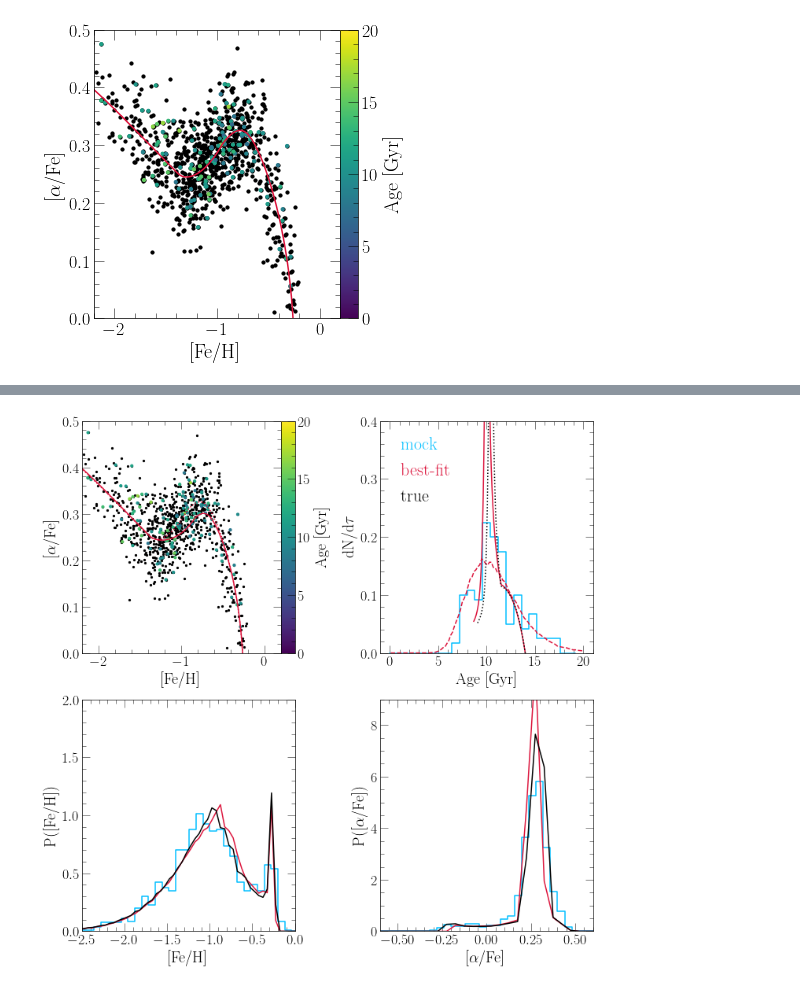
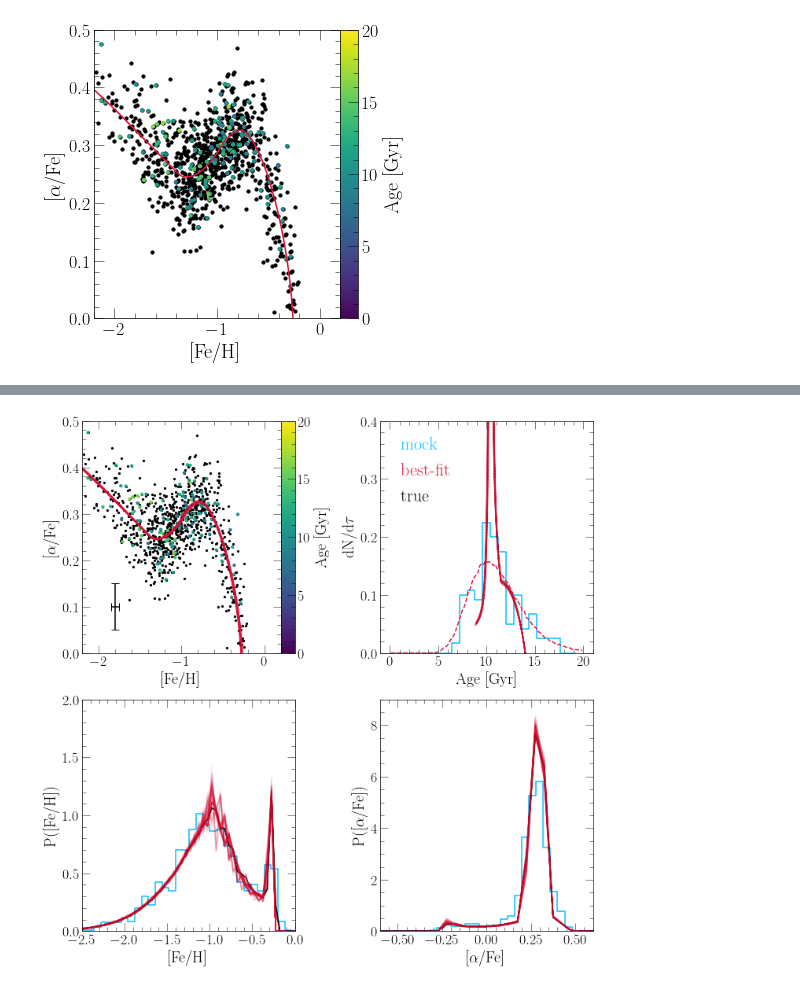
Before and after one commit to giganano/h3halo, a Jupyter notebook: notebooks/burstmock.ipynb, the cells around one changed output, grey strips where cells are left out. Cells and saved outputs as stored; diff of their text form; code cells hidden in the pictures.

```diff
--- a/notebooks/burstmock.ipynb
+++ b/notebooks/burstmock.ipynb
@@ -28,3 +28,13 @@ data["logage"] = raw[:, 4]
 data["logage_err"] = raw[:, 5]
 # data["age"] = np.array([10**_ for _ in raw[:, 4]])
 # data["age_err"] = np.array([a * b * m.log(10) for a, b in zip(data["age"], raw[:, 5])])
+
+rawchain = np.genfromtxt("../mocksamples/simpleburst_rampupduration_5000.out")
+print(len(rawchain))
+chain = vice.dataframe({})
+chain["tau_in"] = rawchain[:, 0]
+chain["eta"] = rawchain[:, 1]
+chain["tau_tot"] = rawchain[:, 2]
+chain["delta_1"] = rawchain[:, 3]
+# chain["tau_star_1"] = rawchain[:, 4]
+chain["logp"] = rawchain[:, 4]
@@ -79,9 +91,14 @@ axes[0][0].set_ylabel(r"[$\alpha$/Fe]")
 axes[0][0].set_xlim([-2.2, 0.2])
 axes[0][0].set_ylim([0., 0.5])
 
-duration = 5.32
+feh_err = np.median(data["[fe/h]_err"])
+ofe_err = np.median(data["[o/fe]_err"])
+axes[0][0].errorbar(-1.8, 0.1, xerr = feh_err, yerr = ofe_err,
+    c = named_colors()["black"], linestyle = "None")
+
+duration = 5.03
 with vice.singlezone(name = "bestfit") as sz:
-    sz.func = exponential(timescale = 2.20)
+    sz.func = exponential(timescale = 2.00)
     sz.mode = "ifr"
     sz.elements = ["fe", "o"]
     sz.Mg0 = 0
@@ -90,10 +107,10 @@ with vice.singlezone(name = "bestfit") as sz:
     sz.tau_star = piecewise_linear(2)
     sz.tau_star.norm = 50
     sz.tau_star.deltas[0] = 2.5
-    sz.tau_star.deltas[1] = 1.44
+    sz.tau_star.deltas[1] = 1.03
     sz.tau_star.slopes[0] = 0
-    sz.tau_star.slopes[1] = (2.31 - sz.tau_star.norm) / sz.tau_star.deltas[1]
-    sz.eta = 9.95
+    sz.tau_star.slopes[1] = (2.00 - sz.tau_star.norm) / sz.tau_star.deltas[1]
+    sz.eta = 10.10
     sz.dt = duration / 1000
     bfout = sz.run(np.linspace(0, duration, 1001), overwrite = True, capture = True)
     axes[0][0].plot(bfout.history["[fe/h]"], bfout.history["[o/fe]"],
@@ -113,7 +130,7 @@ kwargs["vmax"] = 20
 kwargs["cmap"] = "viridis"
 sc = axes[0][0].scatter(data["[fe/h]"], data["[o/fe]"], **kwargs)
 axes[0][0].plot(mockout.history["[fe/h]"], mockout.history["[o/fe]"],
-    c = named_colors()["crimson"], linestyle = ':', label = "actual")
+    c = named_colors()["crimson"], linestyle = '--', label = "actual")
 cbar_ax = fig.add_axes([0.92, 0.05, 0.02, 0.95])
 cbar = plt.colorbar(sc, cax = cbar_ax, pad = 0.0, orientation = "vertical")
 cbar.set_label("Age [Gyr]", labelpad = 5)
@@ -182,6 +199,55 @@ axes[1][1].plot(xvals, yvals, c = named_colors()["crimson"], label = "best-fit")
 yvals = mockout.mdf["dn/d[o/fe]"]
 axes[1][1].plot(xvals, yvals, c = named_colors()["black"], label = "true")
 
+
+
+n_subs = 200
+minlogp = min(chain["logp"])
+logp = [_ - minlogp for _ in chain["logp"]]
+prob = [m.exp(_) for _ in logp]
+norm = sum(prob)
+prob = [_ / norm for _ in prob]
+indeces = np.random.choice(list(range(len(prob))), p = prob, size = n_subs)
+kwargs = {
+    "c": named_colors()["crimson"],
+    "alpha": 0.03
+}
+
+with vice.singlezone(name = "sampled") as sz:
+    for i in range(n_subs):
+        sz.func = exponential(timescale = chain["tau_in"][indeces[i]])
+        sz.mode = "ifr"
+        sz.Mg0 = 0
+        sz.nthreads = 2
+#         sz.tau_star = chain["tau_star"][indeces[i]]
+        sz.tau_star = piecewise_linear(2)
+        sz.tau_star.norm = 50
+        sz.tau_star.deltas[0] = 2.5
+        sz.tau_star.deltas[1] = chain["delta_1"][indeces[i]]
+        sz.tau_star.slopes[0] = 0
+#         sz.tau_star.slopes[1] = (chain["tau_star_1"][indeces[i]] - sz.tau_star.norm) / sz.tau_star.deltas[1]
+        sz.tau_star.slopes[1] = (2.0 - sz.tau_star.norm) / sz.tau_star.deltas[1]
+        sz.tau_star.slopes[2] = 0
+        sz.eta = chain["eta"][indeces[i]]
+        sz.dt = chain["tau_tot"][indeces[i]] / 500
+        out = sz.run(np.linspace(0, chain["tau_tot"][indeces[i]], 501),
+            overwrite = True, capture = True)
+
+        axes[0][0].plot(out.history["[fe/h]"], out.history["[o/fe]"], **kwargs)
+
+        dt = out.history["time"][1] - out.history["time"][0]
+        norm = sum(out.history["sfr"]) * dt
+        agedist = [_ / norm for _ in out.history["sfr"]]
+        xvals = [_ + 14 - chain["tau_tot"][indeces[i]] for _ in out.history["lookback"]]
+        axes[0][1].plot(xvals, agedist, **kwargs)
+
+        xvals = [(a + b) / 2 for a, b in zip(out.mdf["bin_edge_left"], out.mdf["bin_edge_right"])]
+        axes[1][0].plot(xvals, out.mdf["dn/d[fe/h]"], **kwargs)
+        axes[1][1].plot(xvals, out.mdf["dn/d[o/fe]"], **kwargs)
+
+        sys.stdout.write("\r%d" % (i))
+sys.stdout.write("\n")
+
 plt.tight_layout()
 plt.subplots_adjust(wspace = 0.4, hspace = 0.2)
 axes[0][0].set_position([
@@ -196,5 +262,8 @@ cbar_ax.set_position([
     0.025,
     axes[0][0].get_position().y1 - axes[0][0].get_position().y0
 ])
+# for ext in ["pdf", "jpeg"]: plt.savefig("./simpleburst_2params_noweights_distributions.%s" % (ext))
+# for ext in ["pdf", "jpeg"]: plt.savefig("./simpleburst_2params_distributions.%s" % (ext))
+for ext in ["pdf", "jpeg"]: plt.savefig("./simpleburst_rampupduration_distributions.%s" % (ext))
 plt.show()
 # %% [output]
@@ -201,4 +271,4 @@ plt.show()
-[figure, old version]
+[figure, new version]
 # %%
 h3_universe_age = 14
 quantities = list(filter(lambda _: not _.endswith("_err"), data.keys()))
```
Also changed, not shown: parts of 3 cells of this notebook, 10 other files.
